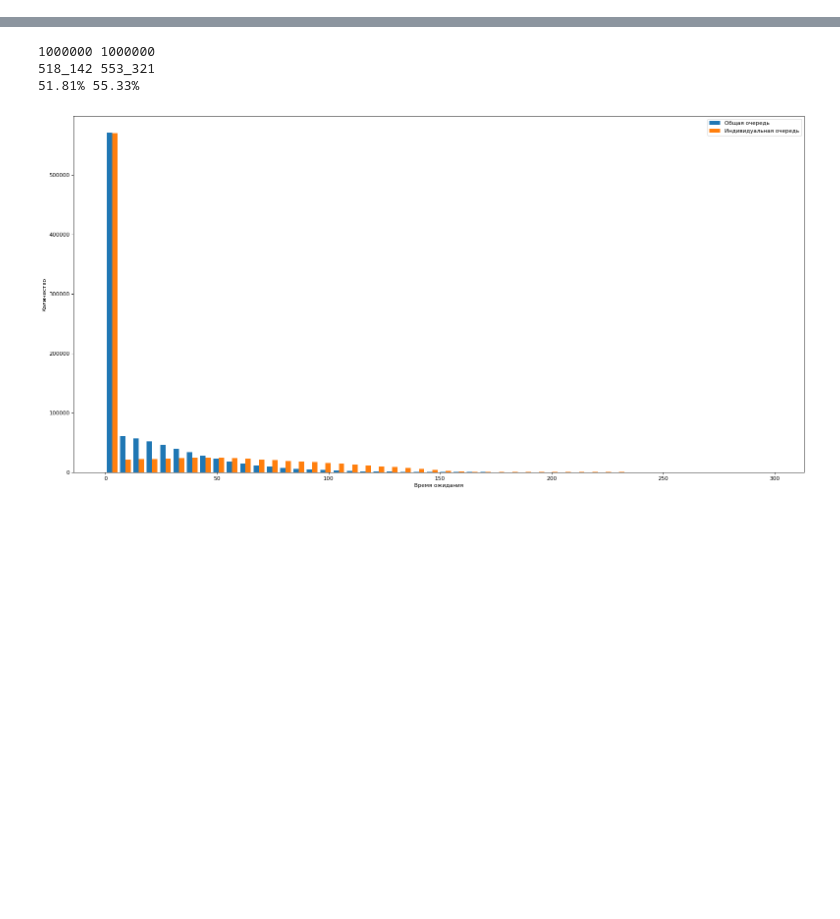
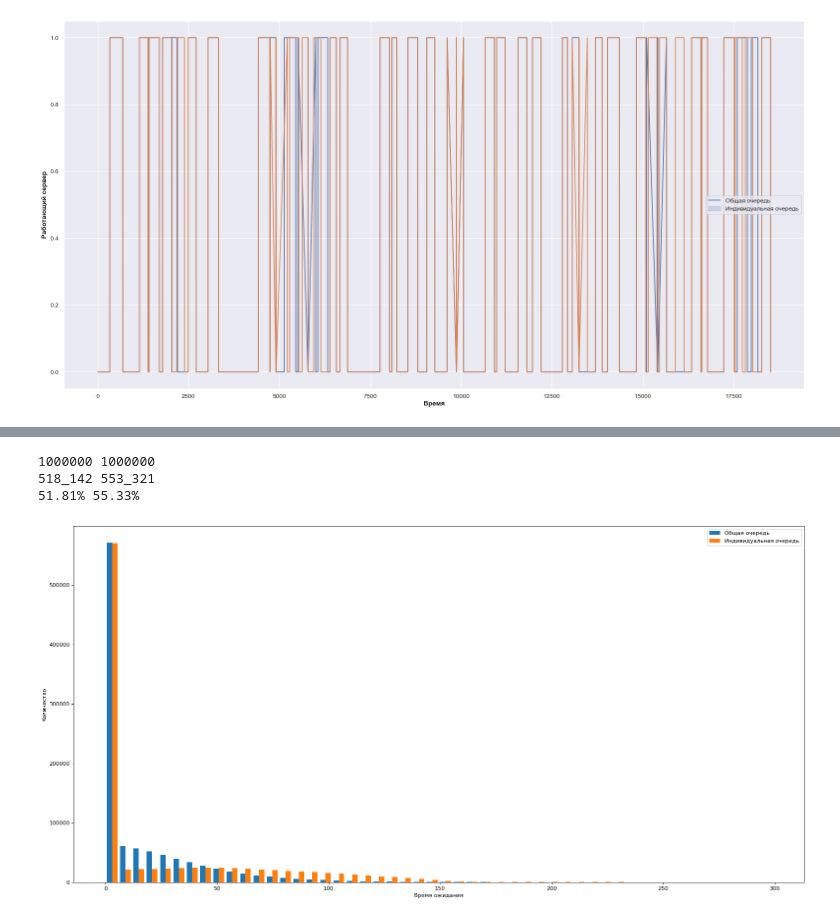
Before and after one commit to IngeniariusSoftware/queue-visualization, a Jupyter notebook: visualization/QueueHistograms.ipynb, the cells around one changed output, grey strips where cells are left out. Saved outputs shown, nothing was run; the diff lists cells and outputs as text; code cells hidden in the pictures; blank space fills up the shorter version.

Commit message:
visualization

```diff
--- a/visualization/QueueHistograms.ipynb
+++ b/visualization/QueueHistograms.ipynb
@@ -4,2 +6,38 @@ import numpy as np
 from matplotlib.pyplot import figure
 %matplotlib inline
+# %%
+plt.style.use('ggplot')
+plt.rcParams['font.family'] = 'sans-serif'
+plt.rcParams['font.serif'] = 'Ubuntu'
+plt.rcParams['font.monospace'] = 'Ubuntu Mono'
+plt.rcParams['font.size'] = 14
+plt.rcParams['axes.labelsize'] = 12
+plt.rcParams['axes.labelweight'] = 'bold'
+plt.rcParams['axes.titlesize'] = 12
+plt.rcParams['xtick.labelsize'] = 12
+plt.rcParams['ytick.labelsize'] = 12
+plt.rcParams['legend.fontsize'] = 12
+plt.rcParams['figure.titlesize'] = 12
+plt.rcParams['image.cmap'] = 'jet'
+plt.rcParams['image.interpolation'] = 'none'
+plt.rcParams['figure.figsize'] = (12, 10)
+plt.rcParams['axes.grid']=True
+plt.rcParams['lines.linewidth'] = 2
+plt.rcParams['lines.markersize'] = 8
+colors = ['xkcd:pale orange', 'xkcd:sea blue', 'xkcd:pale red', 'xkcd:sage green', 'xkcd:terra cotta', 'xkcd:dull purple', 'xkcd:teal', 'xkcd: goldenrod', 'xkcd:cadet blue',
+'xkcd:scarlet']
+sns.set_theme(style="darkgrid")
+# %%
+figure(figsize=(24, 12), dpi=80)
+
+df = pd.read_csv('dynamic_server_0.csv', delimiter=',')
+sns.lineplot(data=df, x='time', y='value');
+
+df = pd.read_csv('dynamic_server_1.csv', delimiter=',')
+sns.lineplot(data=df, x='time', y='value');
+
+plt.legend(['Общая очередь', 'Индивидуальная очередь'])
+plt.ylabel('Работающий сервер')
+plt.xlabel('Время');
+# %% [output]
+[figure, added]
```
Also changed, not shown: parts of 2 cells of this notebook, 6 other files.
